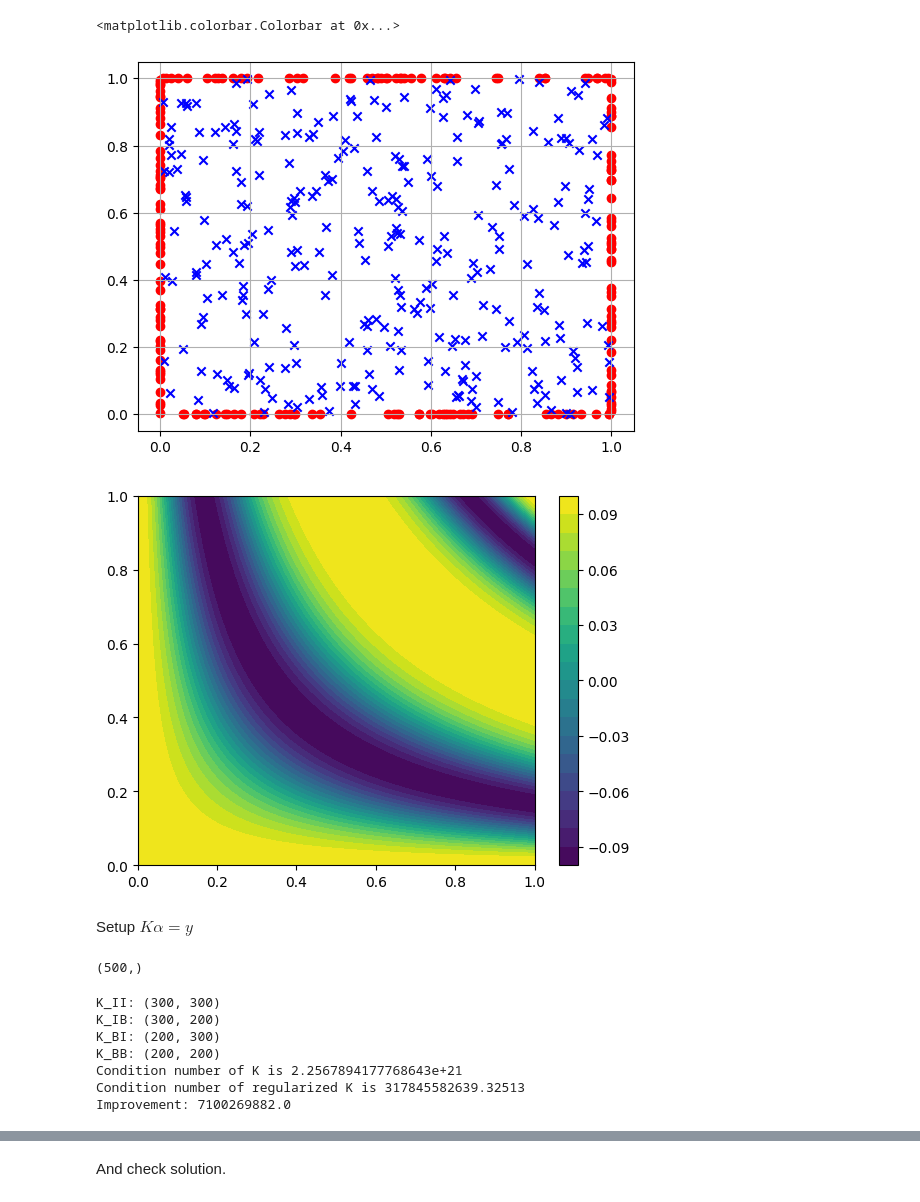
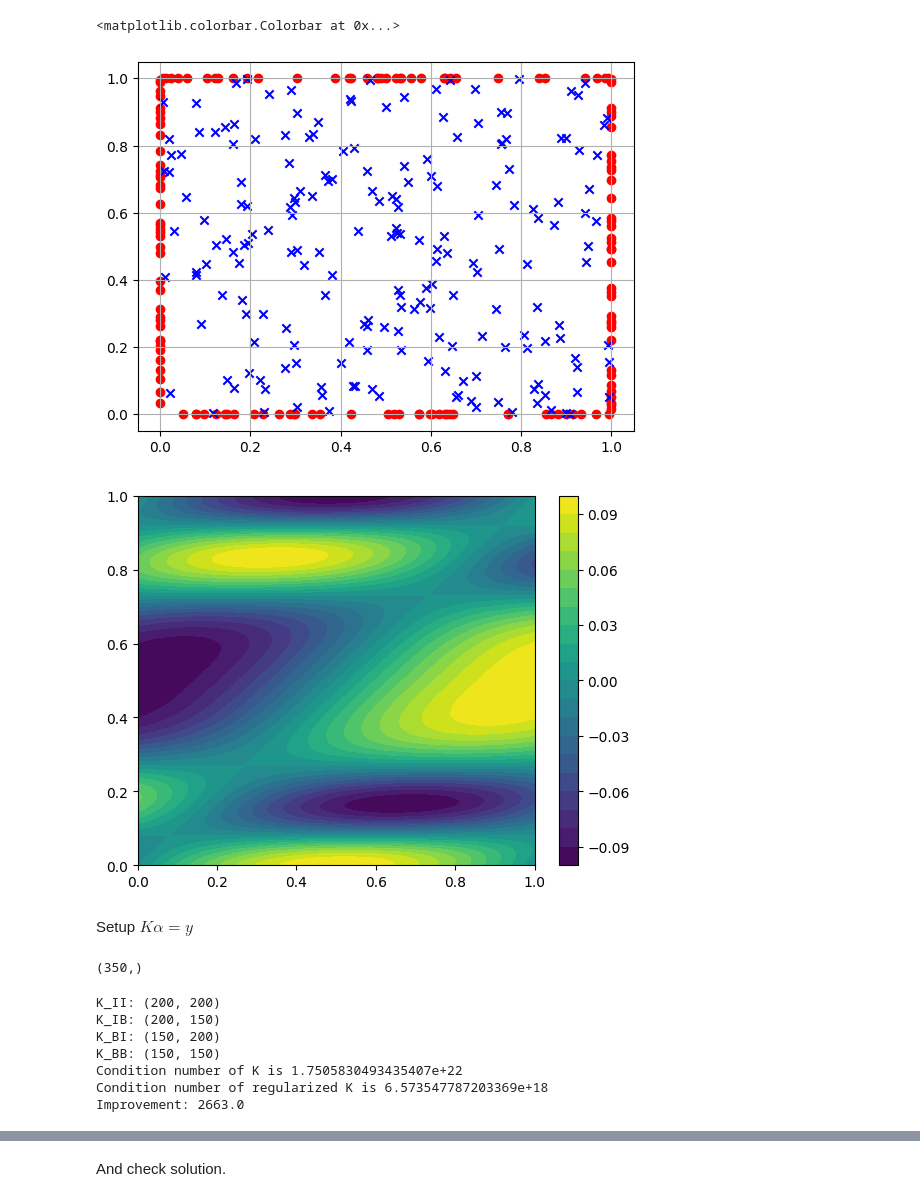
Before and after one commit to alexalbors7/GaussianProcesses, a Jupyter notebook: Kernel_PDEs/basic_poisson.ipynb, the cells around one changed output, grey strips where cells are left out. Saved outputs shown, nothing was run; the diff lists cells and outputs as text; code cells hidden in the pictures.

Commit message:
Start nonlinear PDE solver

```diff
--- a/Kernel_PDEs/basic_poisson.ipynb
+++ b/Kernel_PDEs/basic_poisson.ipynb
@@ -27,40 +56,43 @@ vec_k = vmap(vmap(k, in_axes = (None,0)), in_axes=(0, None))
 vec_lapx = vmap(vmap(lapx, in_axes = (None,0)), in_axes=(0, None))
 vec_bilap = vmap(vmap(bilap, in_axes = (None,0)), in_axes = (0, None))
 # %%
-I = 300
-B = 200
+I = 200
+B = 150
 n_grid = 500
 p = 0.5
+
+def f(x, y):
+    return 0.1*jnp.cos(2*np.pi*jnp.sin(np.pi*y))*jnp.sin(np.pi * (x - y))
 
 key1 = random.PRNGKey(0)
 key2 = random.PRNGKey(1)
 
 X_I = random.uniform(key1, shape=(I, 2))
+
 bd1 = jnp.concatenate((random.bernoulli(key1, p=p, shape=(B//2, 1)), random.uniform(key2, shape=(B//2, 1))), axis=1)
 bd2 = jnp.concatenate((random.uniform(key1, shape=(B//2, 1)), random.bernoulli(key2, p=p, shape=(B//2, 1))), axis=1)
 X_B = jnp.concatenate((bd1, bd2), axis=0)
 
 
 plt.figure(1)
 plt.grid()
 plt.scatter(X_B[:, 0], X_B[:, 1], color='red', marker='o')
 plt.scatter(X_I[:, 0], X_I[:, 1], color='blue', marker='x')
 
 x = jnp.linspace(0, 1, n_grid)
 y = jnp.linspace(0, 1, n_grid)
 X, Y = jnp.meshgrid(x, y)
 
-def f(x, y):
-    return 0.1*jnp.cos(2*np.pi*jnp.sin(np.pi*x*y))
+
 
 plt.figure(2)
 plt.scatter(X, Y, s=0.1)
 plt.contourf(X, Y, f(X, Y), levels=20)
 plt.colorbar()
 # %% [output]
 <matplotlib.colorbar.Colorbar at 0x...>
-[figure, old version]
+[figure, new version]
-[figure, old version]
+[figure, new version]
 # %% [markdown]
 Setup $K \alpha = y$
 # %%
@@ -70,7 +102,7 @@ f_B = jnp.zeros((X_B.shape[0],))
 f_vec = jnp.hstack([f_I, f_B])
 print(f_vec.shape)
 # %% [output]
-(500,)
+(350,)
 # %%
 K_II = vec_bilap(X_I, X_I)
 K_IB = vec_lapx(X_I, X_B)
@@ -87,23 +119,23 @@ K = jnp.block([
      [K_BI, K_BB]
     ])
 
-alpha = jnp.linalg.solve(K + 1e-7*jnp.eye(K.shape[0]), f_vec)
+alpha = jnp.linalg.solve(K + 1e-14*jnp.eye(K.shape[0]), f_vec)
 
 cond_K = jnp.linalg.cond(K)
-new_cond_K = jnp.linalg.cond(K + 1e-7*jnp.eye(K.shape[0]))
+new_cond_K = jnp.linalg.cond(K + 1e-14*jnp.eye(K.shape[0]))
 improvement = cond_K // new_cond_K
 
 print(f"Condition number of K is {cond_K}")
 print(f"Condition number of regularized K is {new_cond_K}")
 print(f"Improvement: {improvement}")
 # %% [output]
-K_II: (300, 300)
-K_IB: (300, 200)
-K_BI: (200, 300)
-K_BB: (200, 200)
-Condition number of K is 2.2567894177768643e+21
-Condition number of regularized K is 317845582639.32513
-Improvement: 7100269882.0
+K_II: (200, 200)
+K_IB: (200, 150)
+K_BI: (150, 200)
+K_BB: (150, 150)
+Condition number of K is 1.7505830493435407e+22
+Condition number of regularized K is 6.573547787203369e+18
+Improvement: 2663.0
 # %% [markdown]
 Solution is given by $u(x) = \bm{\phi}(K(x, \cdot)) K_{\phi\phi}^{-1} y = \bm{\phi}(K(x, \cdot)) \bm{\alpha}$. However, we would like to compute solution on more than one point at a time, say at $\mathcal{X}_{\textrm{test}} = \{x_i\}$. This becomes $$u(\mathcal{X}_{\textrm{test}}) = \bm{\phi}(K(\mathcal{X}_{\textrm{test}}, \cdot)) K_{\phi\phi}^{-1} y$$
 
```
Also changed, not shown: parts of 8 cells of this notebook, 5 other files.
